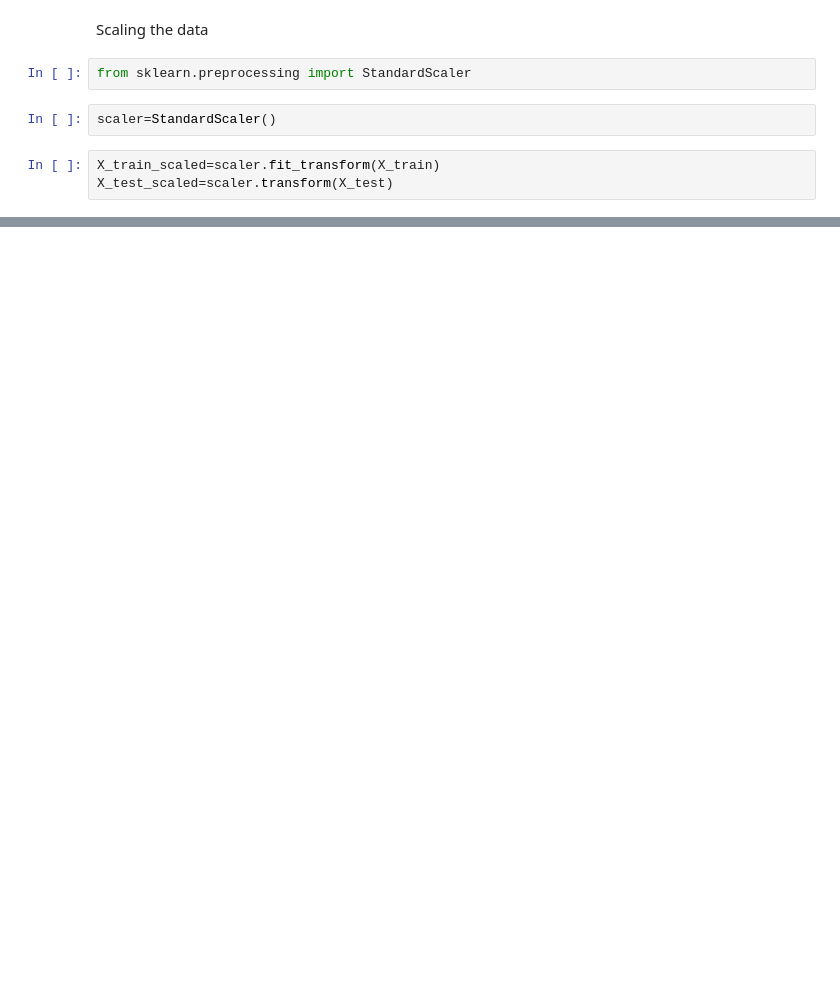
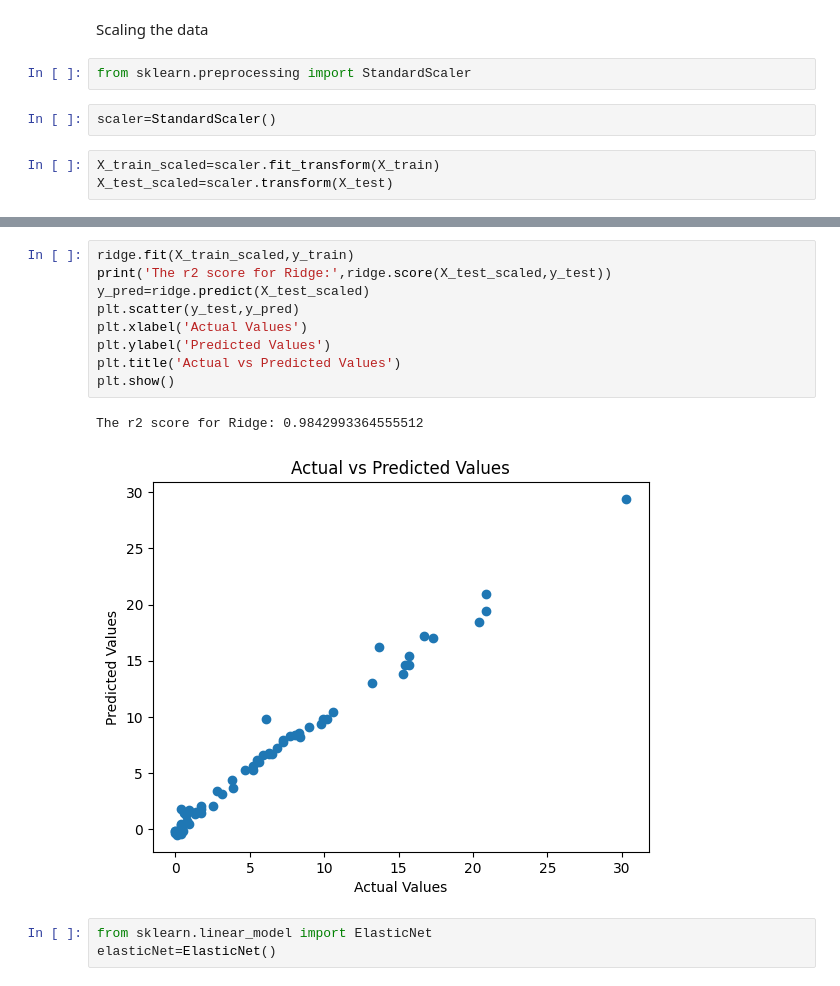
Before and after one commit to vivek-anand-singh/AlgerianForestFireAnalysis, a Jupyter notebook: ModelTraining.ipynb, the cells around one changed output, grey strips where cells are left out. Drawn from its saved outputs; the diff is of its cells as text; blank space fills up the shorter version.

```diff
--- a/ModelTraining.ipynb
+++ b/ModelTraining.ipynb
@@ -133,0 +183,15 @@ Text(0.5, 1.0, 'Box Plot of the Features after Scaling')
+# %%
+ridge.fit(X_train_scaled,y_train)
+print('The r2 score for Ridge:',ridge.score(X_test_scaled,y_test))
+y_pred=ridge.predict(X_test_scaled)
+plt.scatter(y_test,y_pred)
+plt.xlabel('Actual Values')
+plt.ylabel('Predicted Values')
+plt.title('Actual vs Predicted Values')
+plt.show()
+# %% [output]
+The r2 score for Ridge: 0.9842993364555512
+[figure, added]
+# %%
+from sklearn.linear_model import ElasticNet
+elasticNet=ElasticNet()
```
Also changed, not shown: parts of 14 cells of this notebook.
